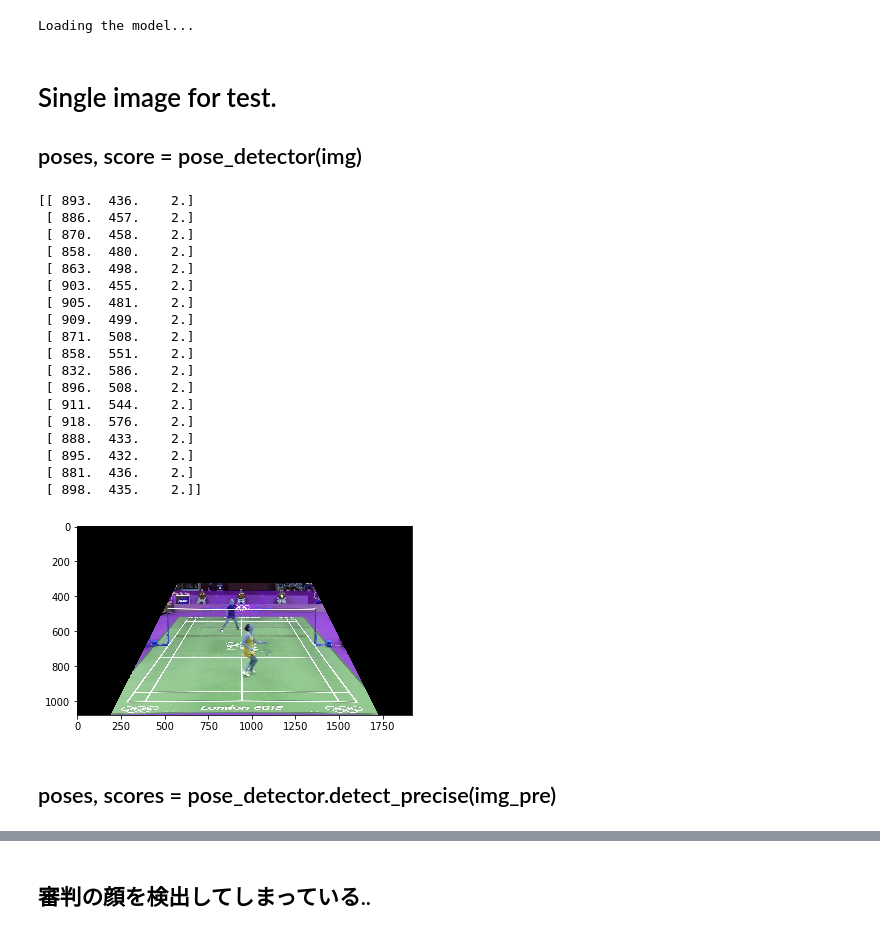
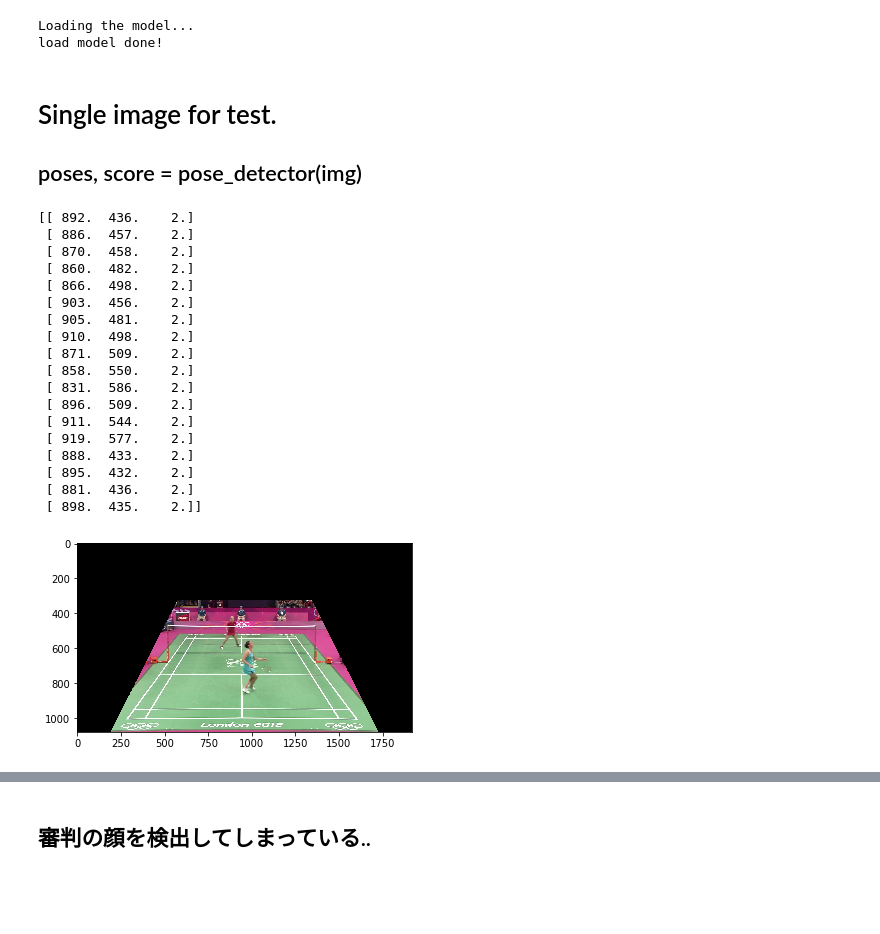
Before and after one commit to dychi/Chainer_Realtime_Multi-Person_Pose_Estimation, a Jupyter notebook: ipynb/crop_person.ipynb, the cells around one changed output, grey strips where cells are left out. Cells and saved outputs as stored; diff of their text form; code cells hidden in the pictures; blank space fills up the shorter version.

```diff
--- a/ipynb/crop_person.ipynb
+++ b/ipynb/crop_person.ipynb
@@ -35,39 +36,40 @@ def select_region(image):
 # %%
 #load model
 pose_detector = PoseDetector("posenet", "../models/coco_posenet.npz", device=0, precise=True)
+print("load model done!")
 # %% [output]
 Loading the model...
+load model done!
 # %% [markdown]
 # Single image for test.
 ## poses, score = pose_detector(img)
 # %%
 # read image
-img = cv2.imread('../data/youtube/img_08339.png')
+img = Image.open('../data/youtube/img_08339.png')
+img = np.array(img)
 # select detection area
 img, mask = select_region(img)
 # inference
 poses, scores = pose_detector(img) # posesはscoreが高い順
 plt.imshow(img)
 print(poses[0])
 # %% [output]
-[[ 893.  436.    2.]
+[[ 892.  436.    2.]
  [ 886.  457.    2.]
  [ 870.  458.    2.]
- [ 858.  480.    2.]
- [ 863.  498.    2.]
- [ 903.  455.    2.]
+ [ 860.  482.    2.]
+ [ 866.  498.    2.]
+ [ 903.  456.    2.]
  [ 905.  481.    2.]
- [ 909.  499.    2.]
- [ 871.  508.    2.]
- [ 858.  551.    2.]
- [ 832.  586.    2.]
- [ 896.  508.    2.]
+ [ 910.  498.    2.]
+ [ 871.  509.    2.]
+ [ 858.  550.    2.]
+ [ 831.  586.    2.]
+ [ 896.  509.    2.]
  [ 911.  544.    2.]
- [ 918.  576.    2.]
+ [ 919.  577.    2.]
  [ 888.  433.    2.]
  [ 895.  432.    2.]
  [ 881.  436.    2.]
  [ 898.  435.    2.]]
-[figure, old version]
+[figure, new version]
-# %% [markdown]
-## poses, scores = pose_detector.detect_precise(img_pre)
```
Also changed, not shown: parts of 16 cells of this notebook, 2 other files.
